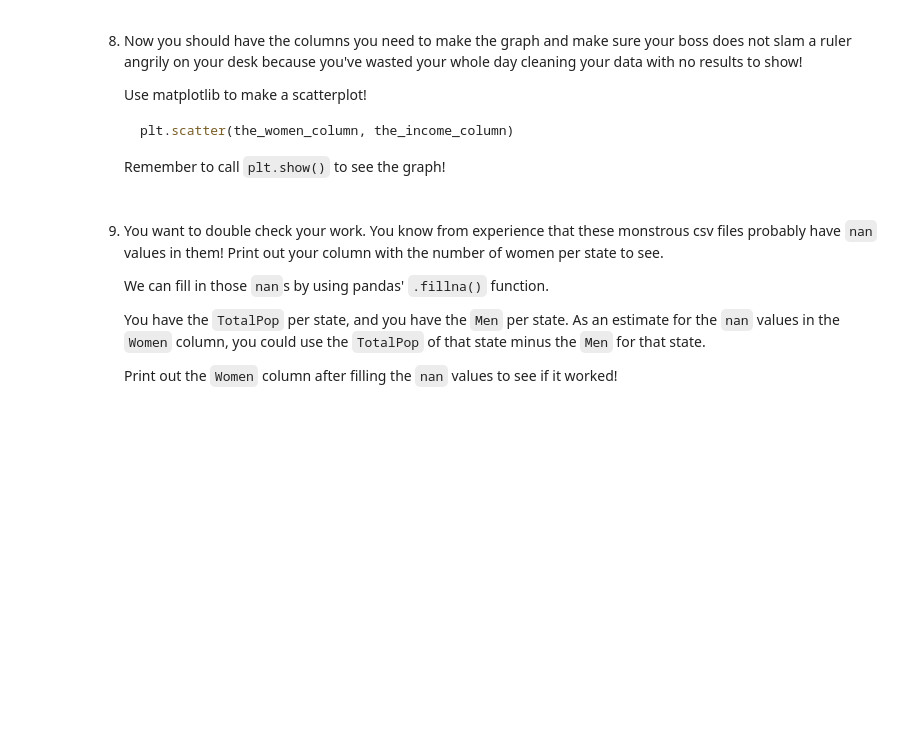
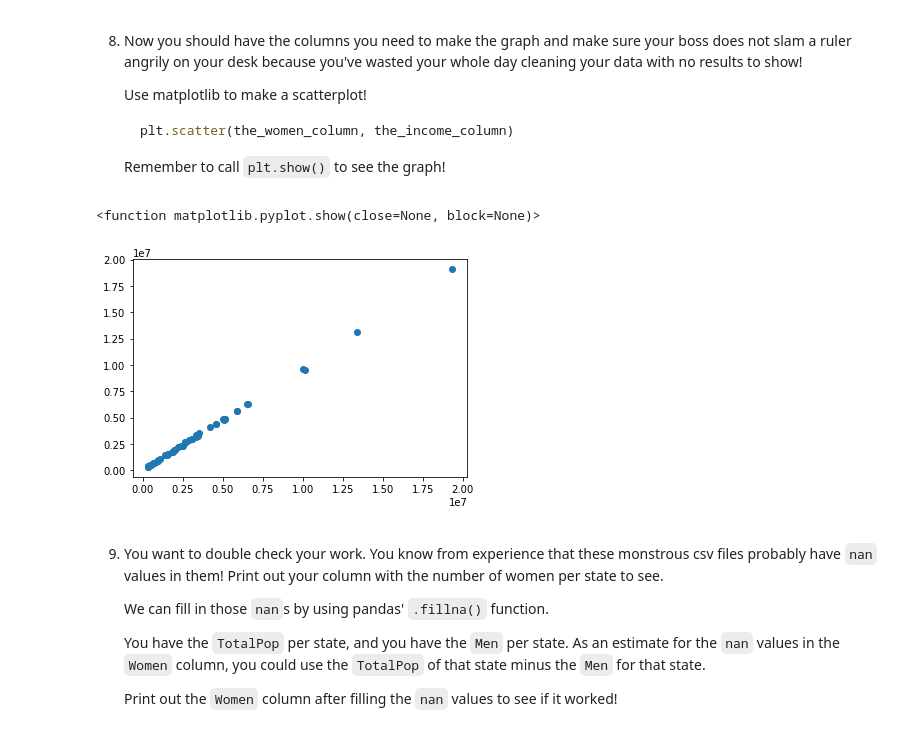
Before and after one commit to wglebster/Python_Data_tutorial, a Jupyter notebook: Cleaning US Census Data/Cleaning US Census Data.ipynb, the cells around one changed output. Drawn from its saved outputs; the diff is of its cells as text; code cells hidden in the pictures; blank space fills up the shorter version.

Commit message:
commit clean us_census

````diff
--- a/Cleaning US Census Data/Cleaning US Census Data.ipynb
+++ b/Cleaning US Census Data/Cleaning US Census Data.ipynb
@@ -14,3 +14,18 @@ Your boss wants you to make some scatterplots and histograms by the end of the d
 1. The first visualization your boss wants you to make is a scatterplot that shows average income in a state vs proportion of women in that state.
 
    Open some of the census `csv` files that came with the kit you downloaded. How are they named? What kind of information do they hold? Will they help us make this graph?
+# %%
+import glob
+import pandas as pd
+files = glob.glob("state*.csv")
+
+df_list = []
+
+for filename in files:
+    data = pd.read_csv(filename)
+    df_list.append(data)
+df = pd.concat(df_list)
+df.head()
+us_census = df[["State", "TotalPop", "Hispanic", "White", "Black", "Native", "Asian", "Pacific", "Income", "GenderPop"]
+]
+us_census.head(10)
@@ -32,3 +82,6 @@ import matplotlib.pyplot as plt
 ## Regex to the Rescue
 # %% [markdown]
 5. Use regex to turn the `Income` column into a format that is ready for conversion into a numerical type.
+# %%
+us_census.Income = us_census.Income.str.replace("[$,]", "")
+us_census.Income = pd.to_numeric(us_census.Income)
@@ -36,3 +100,10 @@ import matplotlib.pyplot as plt
 6. Look at the `GenderPop` column. We are going to want to separate this into two columns, the `Men` column, and the `Women` column.
 
    Split the column into those two new columns using `str.split` and separating out those results.
+# %%
+us_census["split"] = us_census["GenderPop"].str.split("_")
+us_census["Women"] = us_census.split.str.get(1)
+us_census["Men"] = us_census.split.str.get(0)
+us_census = us_census[["State", "TotalPop", "Hispanic", "White", "Black", "Native", "Asian",\
+                "Pacific", "Income", "GenderPop", "Women", "Men"]]
+us_census.head()
@@ -40,3 +118,10 @@ import matplotlib.pyplot as plt
 7. Convert both of the columns into numerical datatypes.
 
    There is still an `M` or an `F` character in each entry! We should remove those before we convert.
+# %%
+us_census.Women = us_census.Women.str.replace("[F]", "")
+us_census.Men = us_census.Men.str.replace("[M]", "")
+us_census.Women = pd.to_numeric(us_census.Women)
+us_census.Men = pd.to_numeric(us_census.Men)
+
+us_census.head()
@@ -50,6 +158,12 @@ import matplotlib.pyplot as plt
    ```
 
    Remember to call `plt.show()` to see the graph!
+# %%
+plt.scatter(us_census.Women, us_census.Men)
+plt.show
+# %% [output]
+<function matplotlib.pyplot.show(close=None, block=None)>
+[figure, added]
 # %% [markdown]
 9. You want to double check your work. You know from experience that these monstrous csv files probably have `nan` values in them! Print out your column with the number of women per state to see.
 
````
Also changed, not shown: parts of 16 cells of this notebook, 1 other file.
